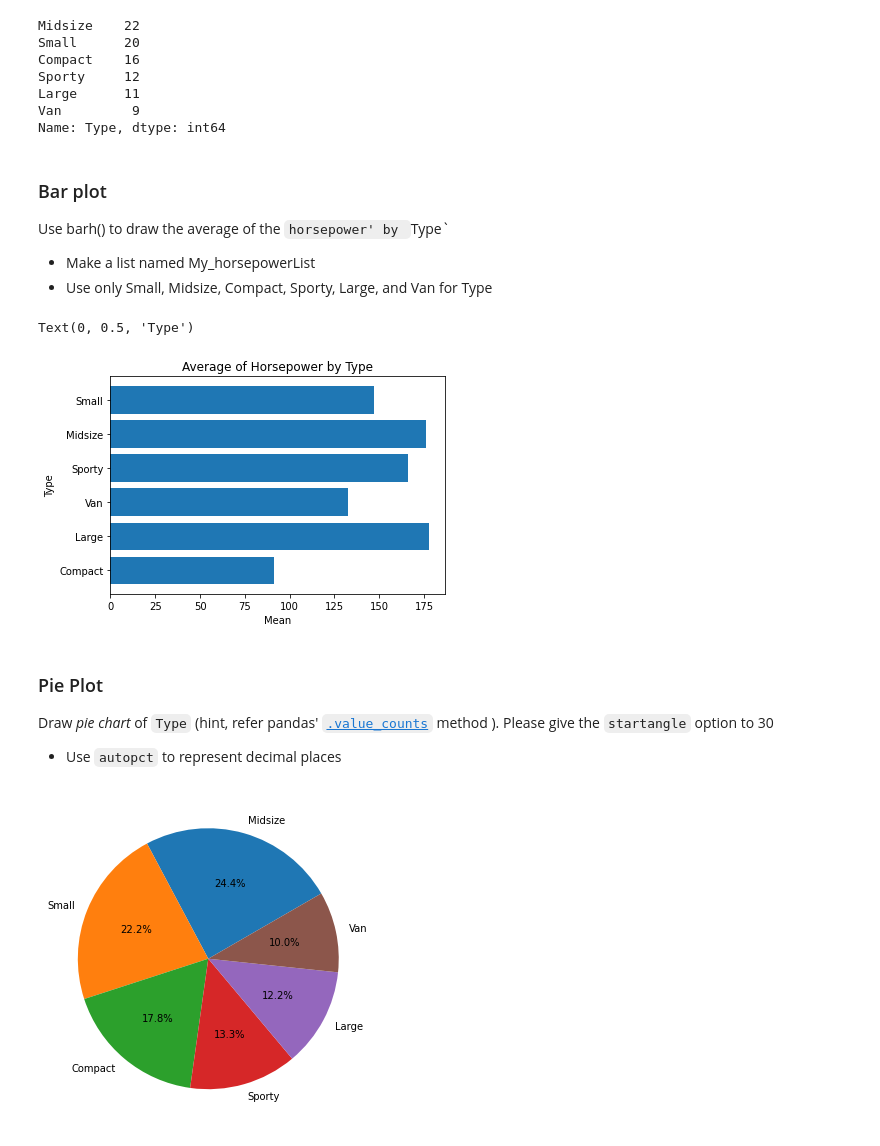
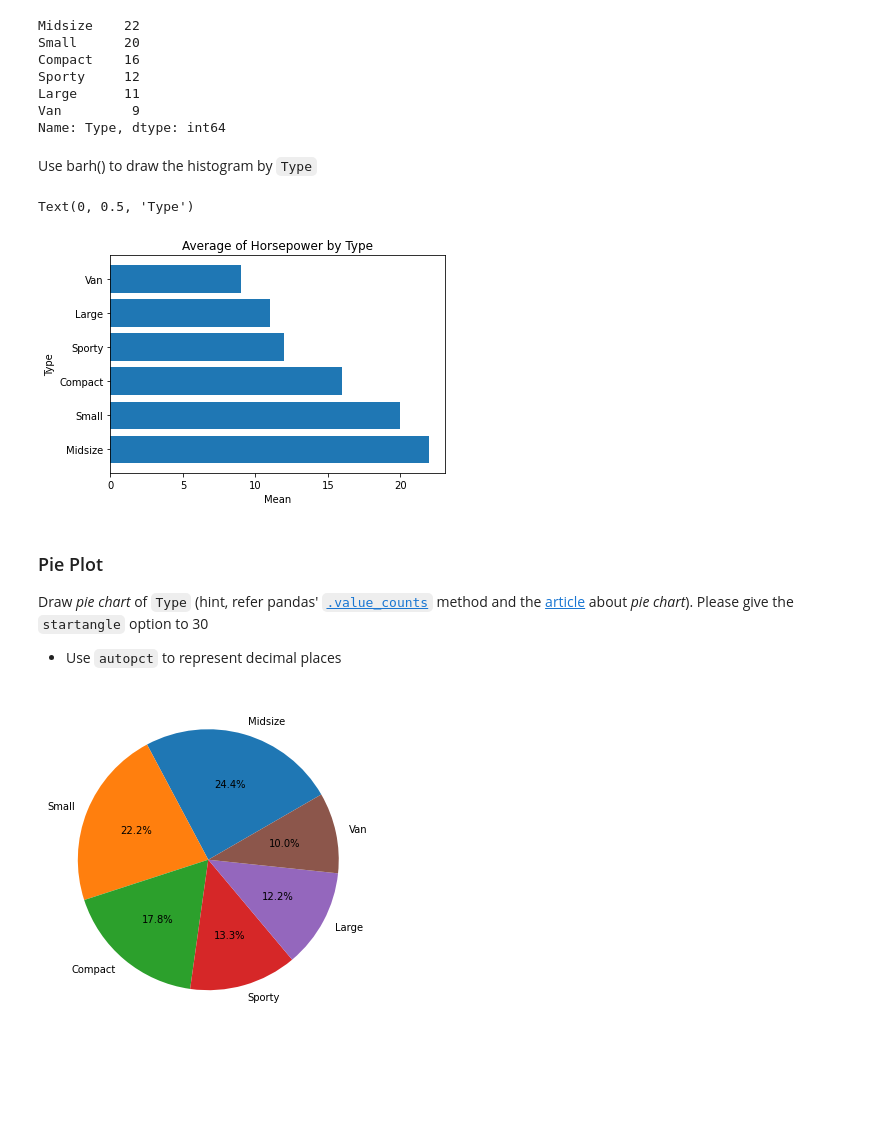
Before and after one commit to dkfkfk12/j-dosmas, a Jupyter notebook: lecture4.ipynb, the cells around one changed output. Drawn from its saved outputs; the diff is of its cells as text; code cells hidden in the pictures; blank space fills up the shorter version.

```diff
--- a/lecture4.ipynb
+++ b/lecture4.ipynb
@@ -90,32 +73,21 @@ Sporty     12
 Large      11
 Van         9
 Name: Type, dtype: int64
-# %% [markdown]
-### Bar plot
-Use barh() to draw the average of the `horsepower' by `Type`
-
-- Make a list named My_horsepowerList
-- Use only Small, Midsize, Compact, Sporty, Large, and Van for Type
+# %% [markdown]
+Use barh() to draw the histogram by `Type`
 # %%
-TypeList=list(set(df['Type'].dropna().values))
-
-# Make List
-My_HorsepowerList=[
-   #####make code######
-]
-
 # Draw plot
-plt###########
+plt.barh(###########################################)
 plt.title('Average of Horsepower by Type')
 plt.xlabel('Mean')
 plt.ylabel('Type')
 # %% [output]
 Text(0, 0.5, 'Type')
-[figure, old version]
+[figure, new version]
 # %% [markdown]
 ### Pie Plot
 
-Draw *pie chart* of `Type` (hint, refer pandas'  [`.value_counts`](https://pandas.pydata.org/pandas-docs/stable/reference/api/pandas.Series.value_counts.html) method ).
+Draw *pie chart* of `Type` (hint, refer pandas'  [`.value_counts`](https://pandas.pydata.org/pandas-docs/stable/reference/api/pandas.Series.value_counts.html) method and the [article](https://medium.com/@kvnamipara/a-better-visualisation-of-pie-charts-by-matplotlib-935b7667d77f) about *pie chart*).
 Please give the `startangle` option to 30
 
 - Use `autopct` to represent decimal places
```
Also changed, not shown: parts of 5 cells of this notebook.
